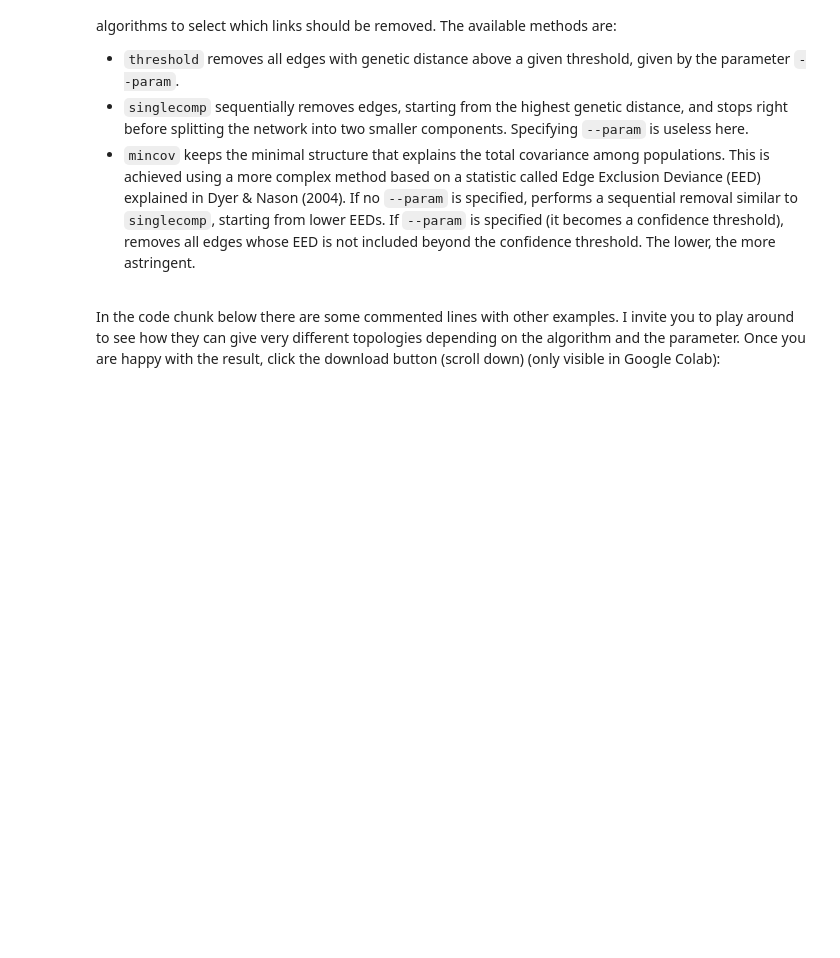
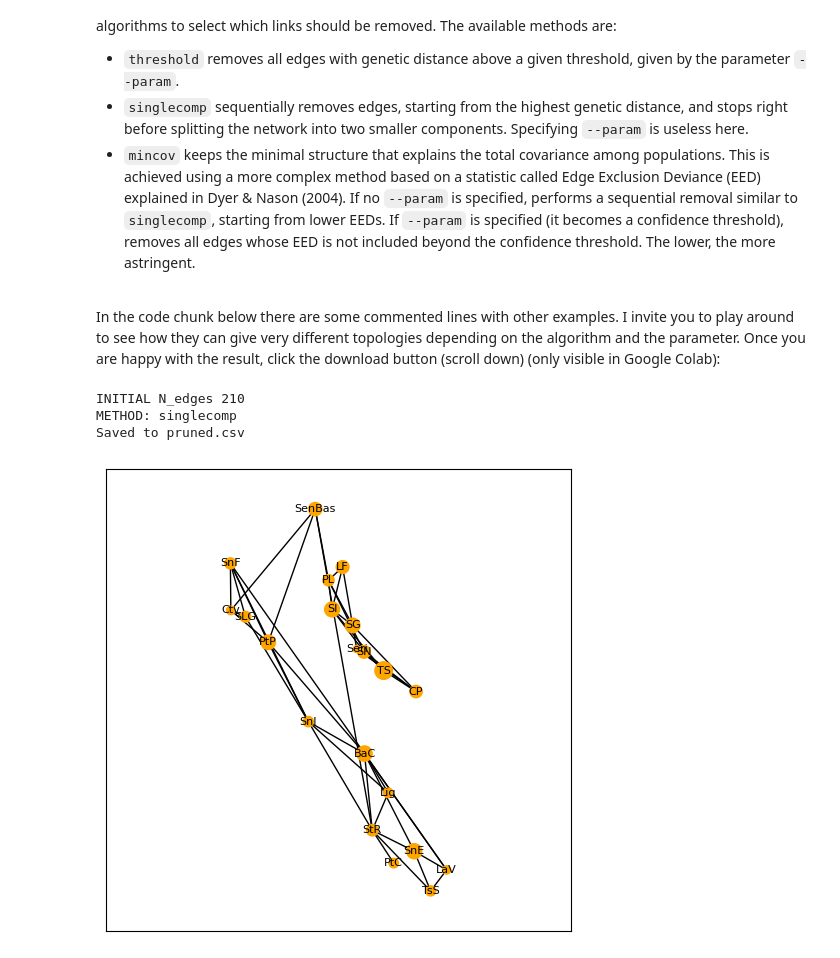
Before and after one commit to porygon-tech/Genetic-Network-Analysis, a Jupyter notebook: graph_pruning.ipynb, the cells around one changed output. Drawn from its saved outputs; the diff is of its cells as text; code cells hidden in the pictures; blank space fills up the shorter version.

```diff
--- a/graph_pruning.ipynb
+++ b/graph_pruning.ipynb
@@ -5,6 +7,15 @@
 %%capture
 !git clone https://github.com/porygon-tech/Genetic-Network-Analysis
 #!rm -rf Genetic-Network-Analysis/ # only to refresh before saving it
+# %%
+#@markdown
+import networkx as nx
+import pandas as pd
+import matplotlib.pyplot as plt
+
+nd = pd.read_csv('Genetic-Network-Analysis/lopho_nodeData.csv', index_col='name')
+ndsizes = nd['size'].values
+pos = {node: (nd.loc[node, 'Longitude'], nd.loc[node, 'Latitude']) for node in nd.index}
 # %% [markdown]
 # Analysis of networks of genetic spatial variation
 # %% [markdown]
@@ -20,10 +31,24 @@ This is a homemade Python script especially built for the practical exercise. It
 In the code chunk below there are some commented lines with other examples. I invite you to play around to see how they can give very different topologies depending on the algorithm and the parameter. Once you are happy with the result, click the download button (scroll down) (only visible in Google Colab):
 # %%
 #!cd ./Genetic-Network-Analysis && python graph_pruning.py --f=noisy_adj.csv --method=threshold  --param=10.4
-#!cd ./Genetic-Network-Analysis && python graph_pruning.py --f=noisy_adj.csv --method=singlecomp              # Single component
-!cd ./Genetic-Network-Analysis && python graph_pruning.py --f=noisy_adj.csv --method=mincov     --param=0.05 # confidence of 95 %
+!cd ./Genetic-Network-Analysis && python graph_pruning.py --f=noisy_adj.csv --method=singlecomp              # Single component
+#!cd ./Genetic-Network-Analysis && python graph_pruning.py --f=noisy_adj.csv --method=mincov     --param=0.05 # confidence of 95 %
 #!cd ./Genetic-Network-Analysis && python graph_pruning.py --f=noisy_adj.csv --method=mincov     --param=0.01 # confidence of 99 %
 #!cd ./Genetic-Network-Analysis && python graph_pruning.py --f=noisy_adj.csv --method=mincov                  # Min. covariance while seeking percolation threshold.
+
+#-----------------------------------------------------------------------
+df = pd.read_csv('Genetic-Network-Analysis/pruned.csv', index_col='name')
+G=nx.from_pandas_adjacency(df,create_using=nx.Graph())
+#wl = [G[u][v]['weight'] for u, v in G.edges()]
+plt.figure(figsize=(6,6))
+nx.draw_networkx(G, pos, with_labels=True, node_size=ndsizes*10, node_color='orange', font_size=8) # , width=wl
+plt.axis("equal")
+plt.show()
+# %% [output]
+INITIAL N_edges 210
+METHOD: singlecomp
+Saved to pruned.csv
+[figure, added]
 # %%
 #@markdown Press the button to download the pruned network
 
```
Also changed, not shown: parts of 1 cell of this notebook.
